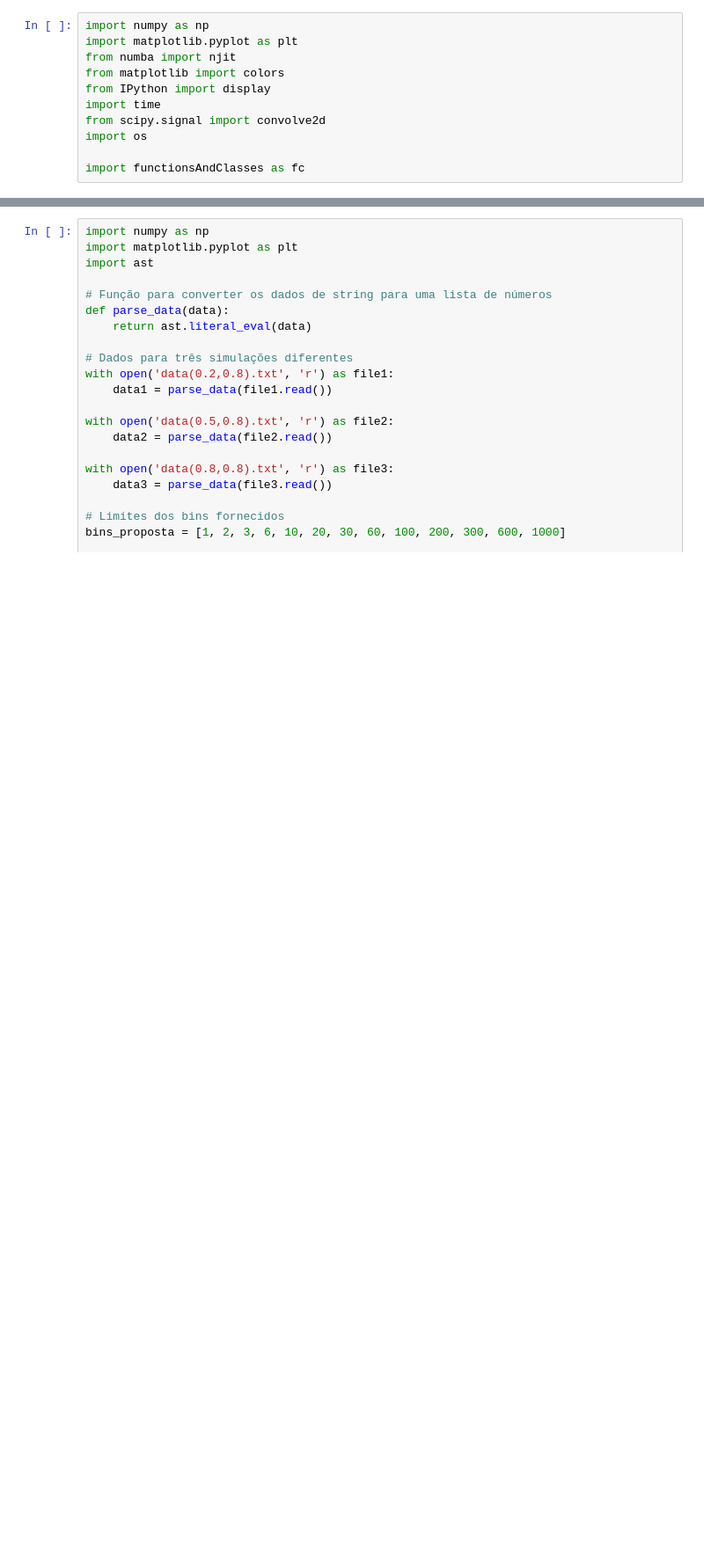
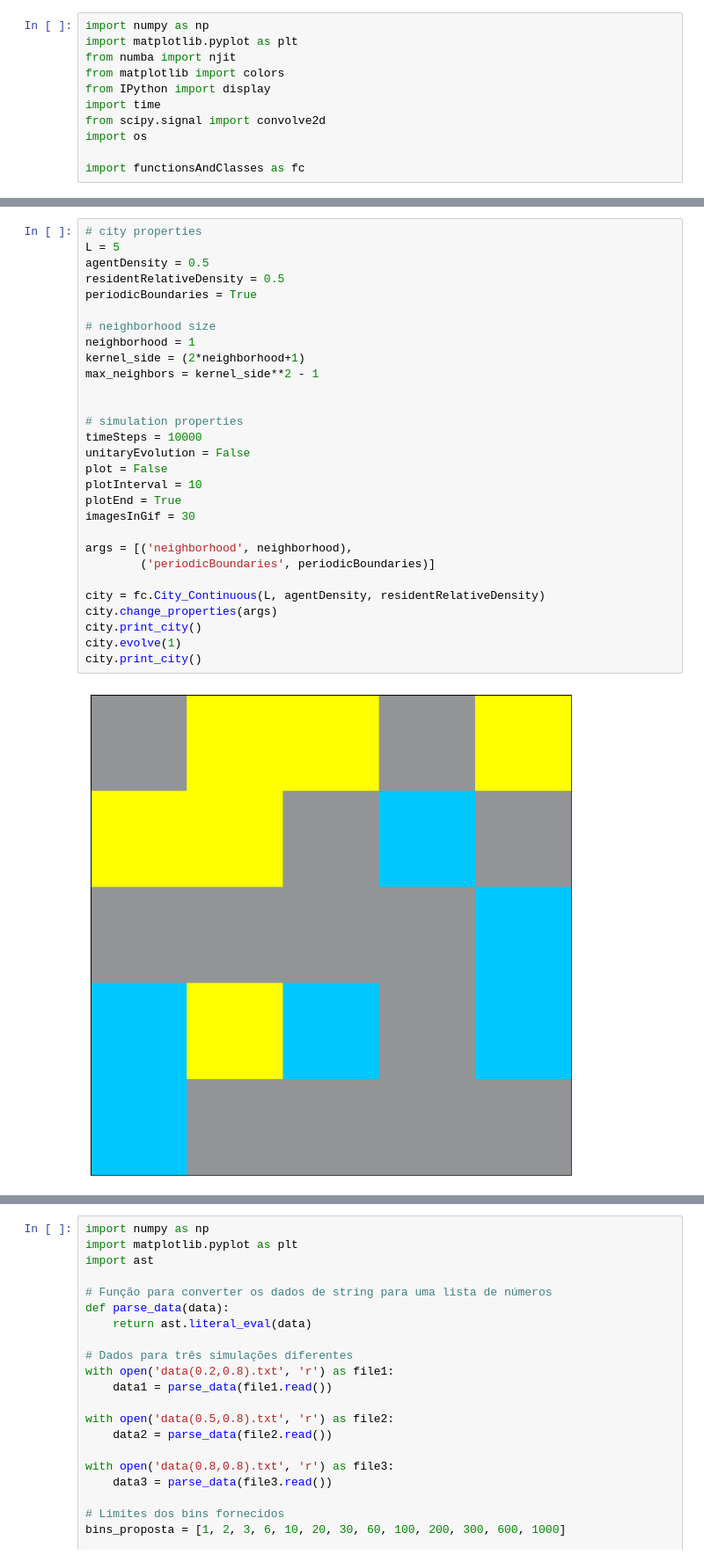
Before and after one commit to AlantheBenign/Critical-mass-model-for-social-dynamic, a Jupyter notebook: Projeto/Untitled.ipynb, the cells around one changed output, grey strips where cells are left out. Shown at 88% size. Drawn from its saved outputs; the diff is of its cells as text; blank space fills up the shorter version.

Commit message:
Continuous functions for satisfaction

```diff
--- a/Projeto/Untitled.ipynb
+++ b/Projeto/Untitled.ipynb
@@ -11,0 +78,31 @@ import functionsAndClasses as fc
+# %%
+# city properties
+L = 5
+agentDensity = 0.5
+residentRelativeDensity = 0.5
+periodicBoundaries = True
+
+# neighborhood size
+neighborhood = 1
+kernel_side = (2*neighborhood+1)
+max_neighbors = kernel_side**2 - 1
+
+
+# simulation properties
+timeSteps = 10000
+unitaryEvolution = False
+plot = False
+plotInterval = 10
+plotEnd = True
+imagesInGif = 30
+
+args = [('neighborhood', neighborhood),
+        ('periodicBoundaries', periodicBoundaries)]
+
+city = fc.City_Continuous(L, agentDensity, residentRelativeDensity)
+city.change_properties(args)
+city.print_city()
+city.evolve(1)
+city.print_city()
+# %% [output]
+[figure, added]
```
Also changed, not shown: parts of 6 cells of this notebook, 4 other files.
